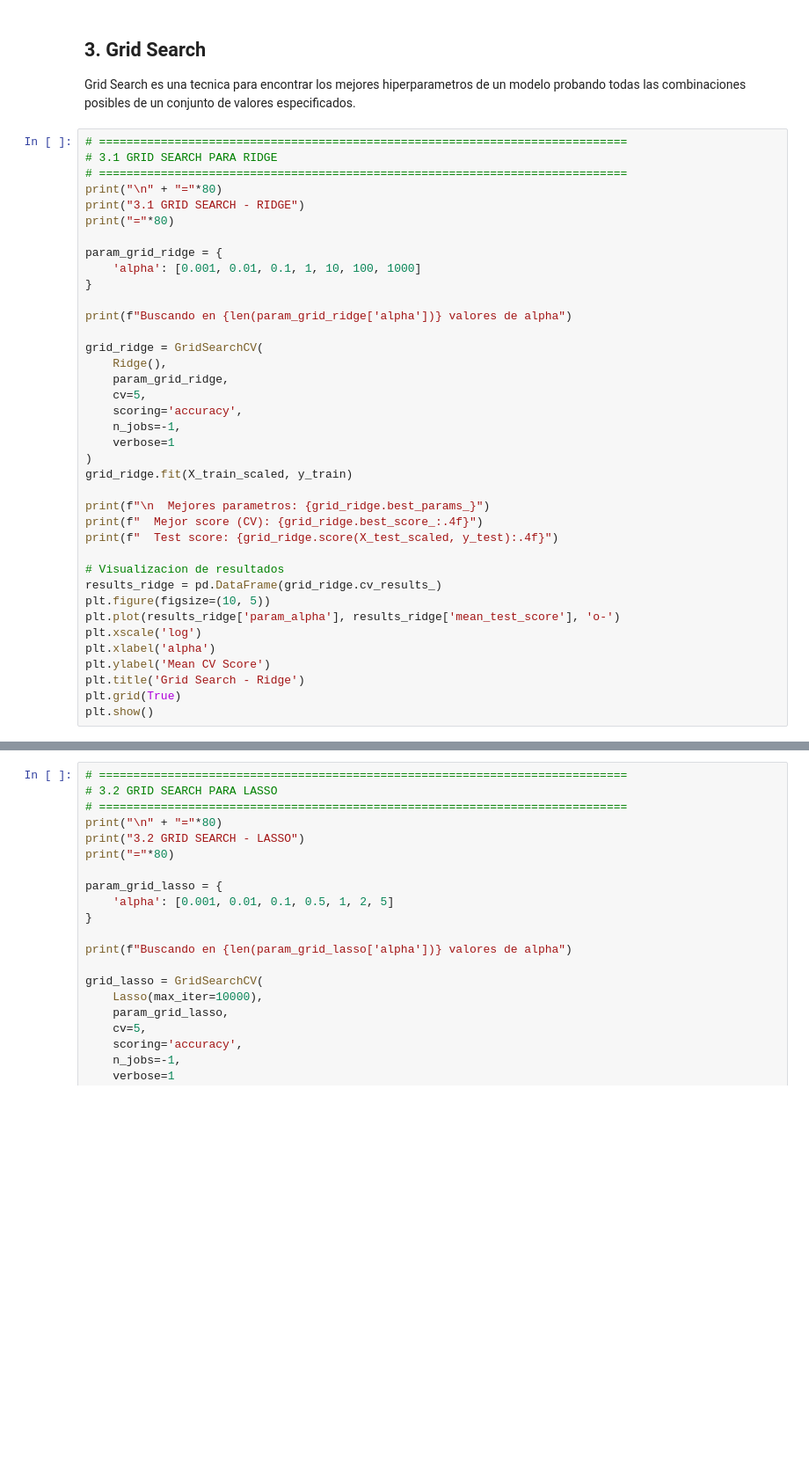
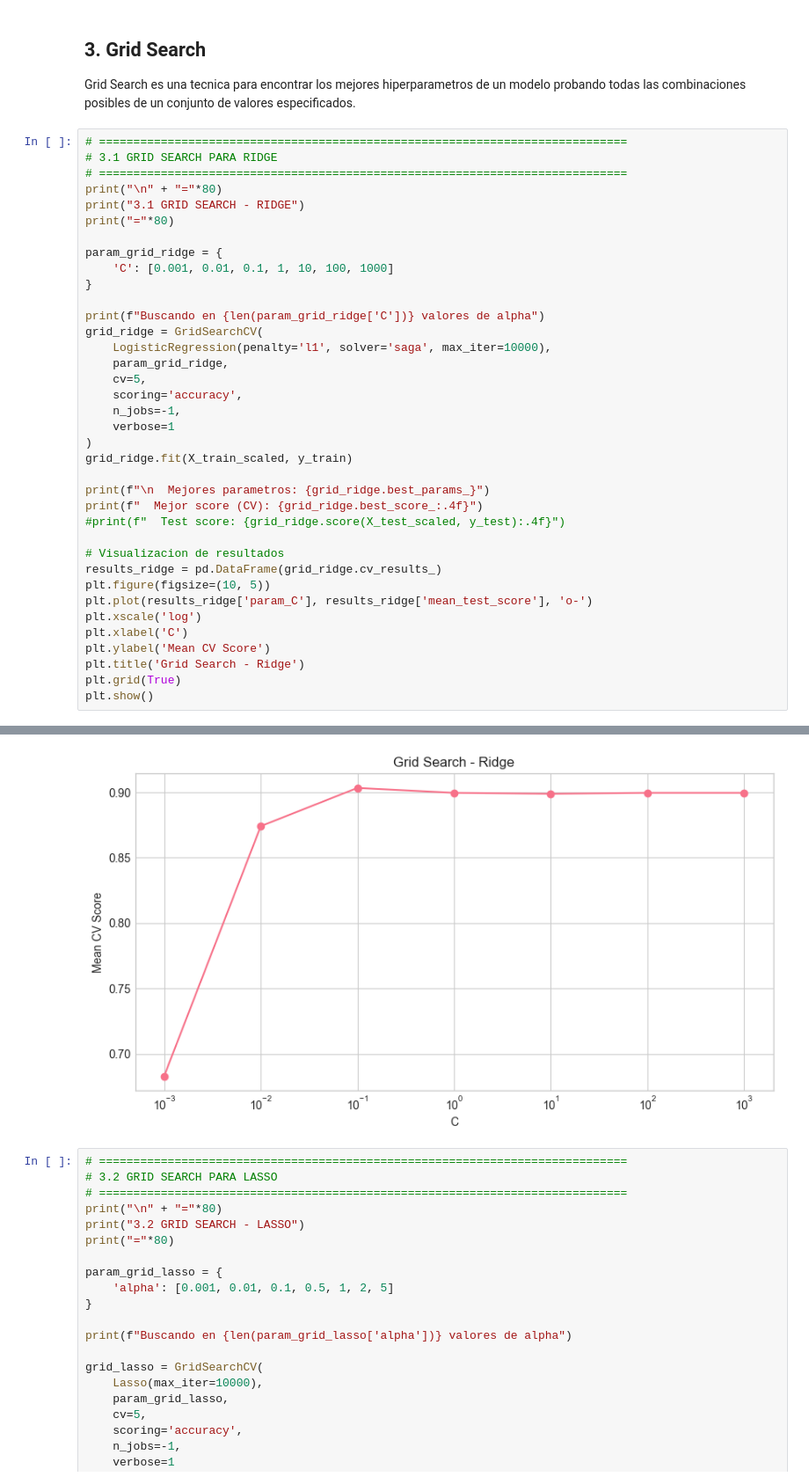
Before and after one commit to diegostaPy/cursoIA2026, a Jupyter notebook: Semana_04/Clase5V.ipynb, the cells around one changed output, grey strips where cells are left out. Shown at 88% size. Drawn from its saved outputs; the diff is of its cells as text; blank space fills up the shorter version.

```diff
--- a/Semana_04/Clase5V.ipynb
+++ b/Semana_04/Clase5V.ipynb
@@ -523,13 +530,12 @@ print("3.1 GRID SEARCH - RIDGE")
 print("="*80)
 
 param_grid_ridge = {
-    'alpha': [0.001, 0.01, 0.1, 1, 10, 100, 1000]
+    'C': [0.001, 0.01, 0.1, 1, 10, 100, 1000]
 }
 
-print(f"Buscando en {len(param_grid_ridge['alpha'])} valores de alpha")
-
+print(f"Buscando en {len(param_grid_ridge['C'])} valores de alpha")
 grid_ridge = GridSearchCV(
-    Ridge(),
+    LogisticRegression(penalty='l1', solver='saga', max_iter=10000),
     param_grid_ridge,
     cv=5,
     scoring='accuracy',
@@ -540,15 +546,16 @@ grid_ridge.fit(X_train_scaled, y_train)
 
 print(f"\n  Mejores parametros: {grid_ridge.best_params_}")
 print(f"  Mejor score (CV): {grid_ridge.best_score_:.4f}")
-print(f"  Test score: {grid_ridge.score(X_test_scaled, y_test):.4f}")
+#print(f"  Test score: {grid_ridge.score(X_test_scaled, y_test):.4f}")
 
 # Visualizacion de resultados
 results_ridge = pd.DataFrame(grid_ridge.cv_results_)
 plt.figure(figsize=(10, 5))
-plt.plot(results_ridge['param_alpha'], results_ridge['mean_test_score'], 'o-')
+plt.plot(results_ridge['param_C'], results_ridge['mean_test_score'], 'o-')
 plt.xscale('log')
-plt.xlabel('alpha')
+plt.xlabel('C')
 plt.ylabel('Mean CV Score')
 plt.title('Grid Search - Ridge')
 plt.grid(True)
 plt.show()
+# %% [output]
@@ -555,3 +570,4 @@ plt.show()
+[figure, added]
 # %%
 # =============================================================================
 # 3.2 GRID SEARCH PARA LASSO
```
Also changed, not shown: parts of 3 cells of this notebook.
